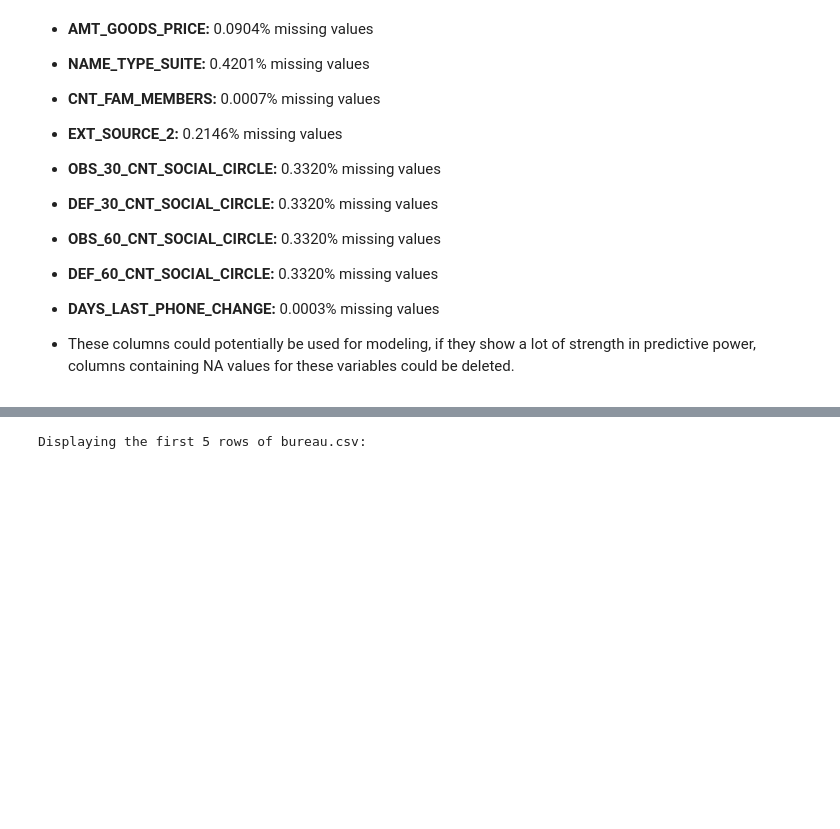
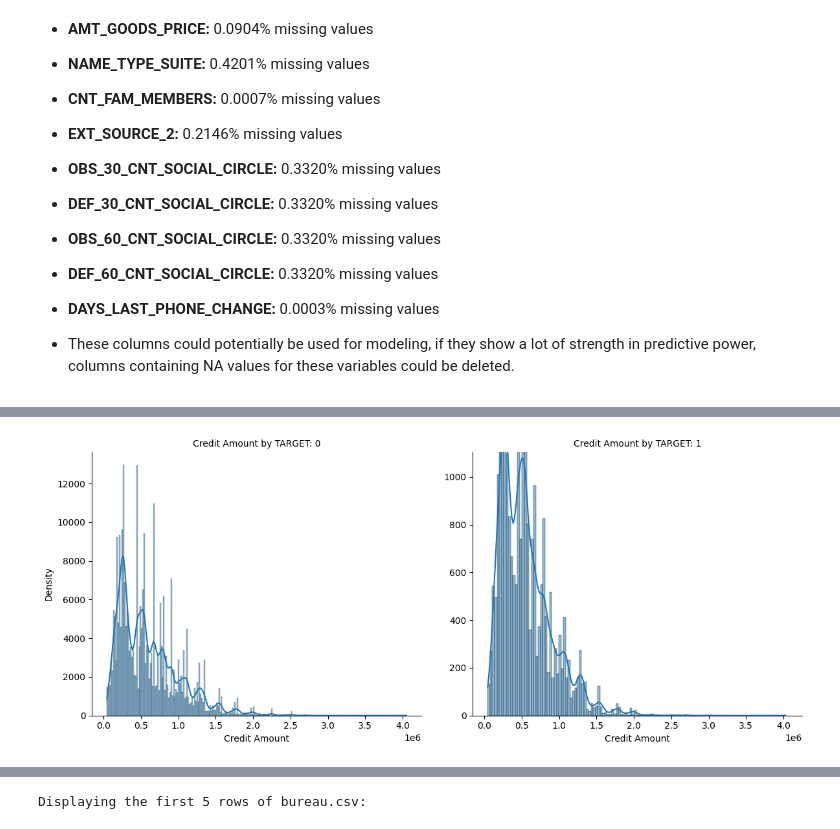
Before and after one commit to mattjohnescu/Practice-Capstone-Project, a Jupyter notebook: EDA Notebook.ipynb, the cells around one changed output, grey strips where cells are left out. Saved outputs shown, nothing was run; the diff lists cells and outputs as text; code cells hidden in the pictures; blank space fills up the shorter version.

```diff
--- a/EDA Notebook.ipynb
+++ b/EDA Notebook.ipynb
@@ -363,0 +432,11 @@ All of these variables are related to housing characteristics and may have missi
+# %%
+# Distribution of AMT_CREDIT by TARGET
+g = sns.FacetGrid(application_train_df, col="TARGET", height=5, aspect=1.2, sharey=False)
+g.map(sns.histplot, "AMT_CREDIT", kde=True)
+target0_ymax = g.axes.flat[0].get_ylim()[1]
+set_custom_ylim(g, target0_ymax)
+g.set_axis_labels("Credit Amount", "Density")
+g.set_titles("Credit Amount by TARGET: {col_name}")
+plt.show()
+# %% [output]
+[figure, added]
```
Also changed, not shown: parts of 22 cells of this notebook.
